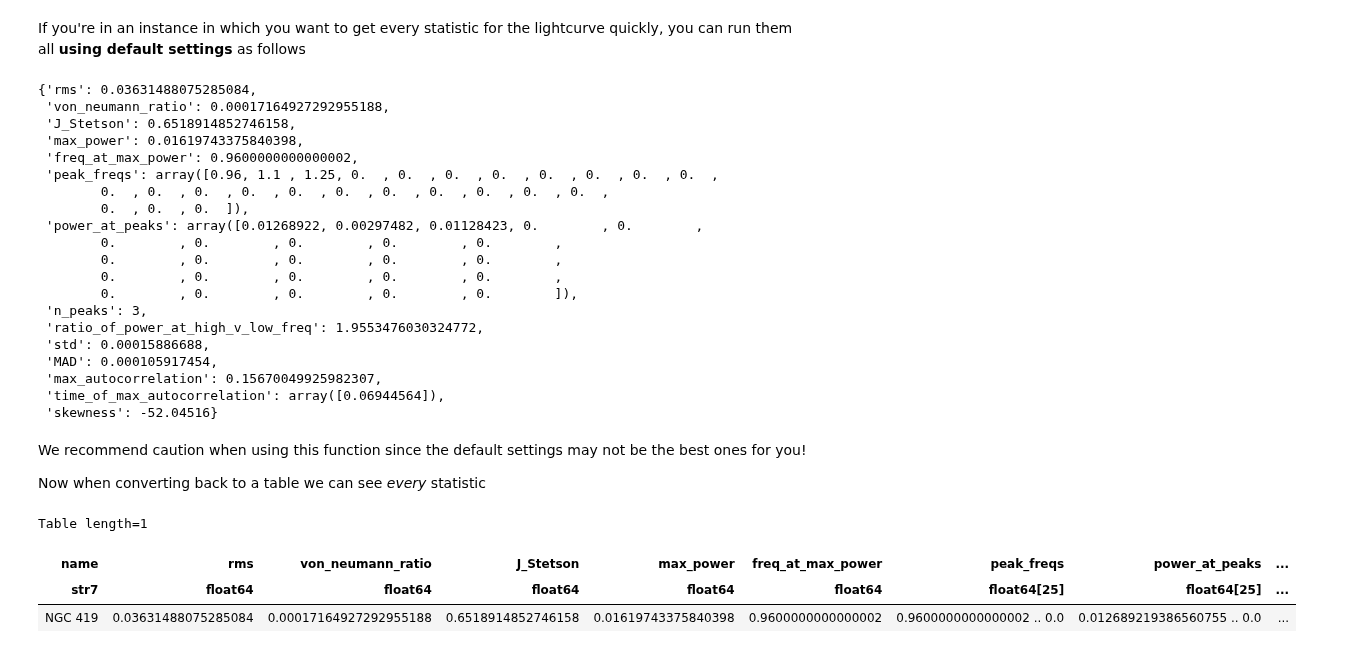
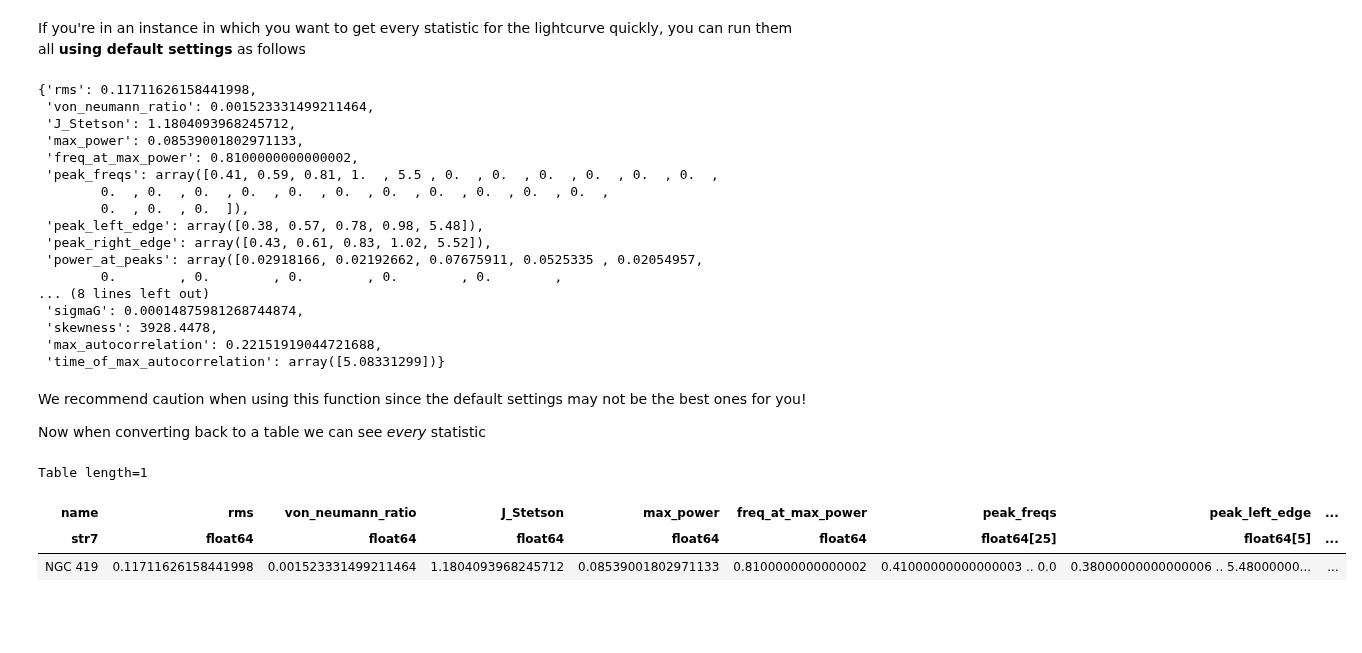
Before and after one commit to tobin-wainer/elk, a Jupyter notebook: docs/tutorials/statistics.ipynb, the cells around one changed output. Cells and saved outputs as stored; diff of their text form; code cells hidden in the pictures; blank space fills up the shorter version.

```diff
--- a/docs/tutorials/statistics.ipynb
+++ b/docs/tutorials/statistics.ipynb
@@ -16,15 +16,14 @@ import numpy as np
 # %% [markdown]
 Now let's do a simple ensemble lightcurve fit to NGC 419
 # %%
-c = elk.ensemble.EnsembleLC(output_path=None,
-                            cluster_name='NGC 419',
+c = elk.ensemble.EnsembleLC(output_path='.',
+                            identifier='NGC 419',
                             location='23.58271, +61.1236',
                             radius=.046,
                             cluster_age=7.75,
-                            cutout_size=10,
-                            debug=True,
+                            cutout_size=25,
                             verbose=True,
-                            no_lk_cache=False)
+                            minimize_memory=False)
 # %%
 c.create_output_table()
 # %% [output]
@@ -46,7 +41,7 @@ Table length=1
 # %% [markdown]
 Now that we've run that we can use the output to start analysing some statistics about the lightcurves that we've created. Let's pick one of them out.
 # %%
-lc = c.lcs[2]
+lc = c.lcs[1]
 # %% [markdown]
 This lightcurve has access to the many functions within ``elk.stats`` and we can easily access them. For the statistics that don't require inputs, you can simply access them as attributes.
 # %%
@@ -107,34 +105,31 @@ If you're in an instance in which you want to get every statistic for the lightc
 # %%
 lc.get_stats_using_defaults()
 # %% [output]
-{'rms': 0.03631488075285084,
- 'von_neumann_ratio': 0.00017164927292955188,
- 'J_Stetson': 0.6518914852746158,
- 'max_power': 0.01619743375840398,
- 'freq_at_max_power': 0.9600000000000002,
- 'peak_freqs': array([0.96, 1.1 , 1.25, 0.  , 0.  , 0.  , 0.  , 0.  , 0.  , 0.  , 0.  ,
+{'rms': 0.11711626158441998,
+ 'von_neumann_ratio': 0.001523331499211464,
+ 'J_Stetson': 1.1804093968245712,
+ 'max_power': 0.08539001802971133,
+ 'freq_at_max_power': 0.8100000000000002,
+ 'peak_freqs': array([0.41, 0.59, 0.81, 1.  , 5.5 , 0.  , 0.  , 0.  , 0.  , 0.  , 0.  ,
         0.  , 0.  , 0.  , 0.  , 0.  , 0.  , 0.  , 0.  , 0.  , 0.  , 0.  ,
         0.  , 0.  , 0.  ]),
- 'power_at_peaks': array([0.01268922, 0.00297482, 0.01128423, 0.        , 0.        ,
+ 'peak_left_edge': array([0.38, 0.57, 0.78, 0.98, 5.48]),
+ 'peak_right_edge': array([0.43, 0.61, 0.83, 1.02, 5.52]),
+ 'power_at_peaks': array([0.02918166, 0.02192662, 0.07675911, 0.0525335 , 0.02054957,
         0.        , 0.        , 0.        , 0.        , 0.        ,
-        0.        , 0.        , 0.        , 0.        , 0.        ,
-        0.        , 0.        , 0.        , 0.        , 0.        ,
-        0.        , 0.        , 0.        , 0.        , 0.        ]),
- 'n_peaks': 3,
- 'ratio_of_power_at_high_v_low_freq': 1.9553476030324772,
- 'std': 0.00015886688,
- 'MAD': 0.000105917454,
- 'max_autocorrelation': 0.15670049925982307,
- 'time_of_max_autocorrelation': array([0.06944564]),
- 'skewness': -52.04516}
+... (8 lines left out)
+ 'sigmaG': 0.00014875981268744874,
+ 'skewness': 3928.4478,
+ 'max_autocorrelation': 0.22151919044721688,
+ 'time_of_max_autocorrelation': array([5.08331299])}
 # %% [markdown]
 We recommend caution when using this function since the default settings may not be the best ones for you!
 
 Now when converting back to a table we can see _every_ statistic
 # %%
-lc.get_stats_table(name=c.cluster_name)
+lc.get_stats_table(name=c.identifier)
 # %% [output]
 Table length=1
-| name | rms | von_neumann_ratio | J_Stetson | max_power | freq_at_max_power | peak_freqs | power_at_peaks | ... |
-| str7 | float64 | float64 | float64 | float64 | float64 | float64[25] | float64[25] | ... |
-| NGC 419 | 0.03631488075285084 | 0.00017164927292955188 | 0.6518914852746158 | 0.01619743375840398 | 0.9600000000000002 | 0.9600000000000002 .. 0.0 | 0.012689219386560755 .. 0.0 | ... |
+| name | rms | von_neumann_ratio | J_Stetson | max_power | freq_at_max_power | peak_freqs | peak_left_edge | ... |
+| str7 | float64 | float64 | float64 | float64 | float64 | float64[25] | float64[5] | ... |
+| NGC 419 | 0.11711626158441998 | 0.001523331499211464 | 1.1804093968245712 | 0.08539001802971133 | 0.8100000000000002 | 0.41000000000000003 .. 0.0 | 0.38000000000000006 .. 5.48000000... | ... |
```
Also changed, not shown: parts of 6 cells of this notebook, 10 other files.
